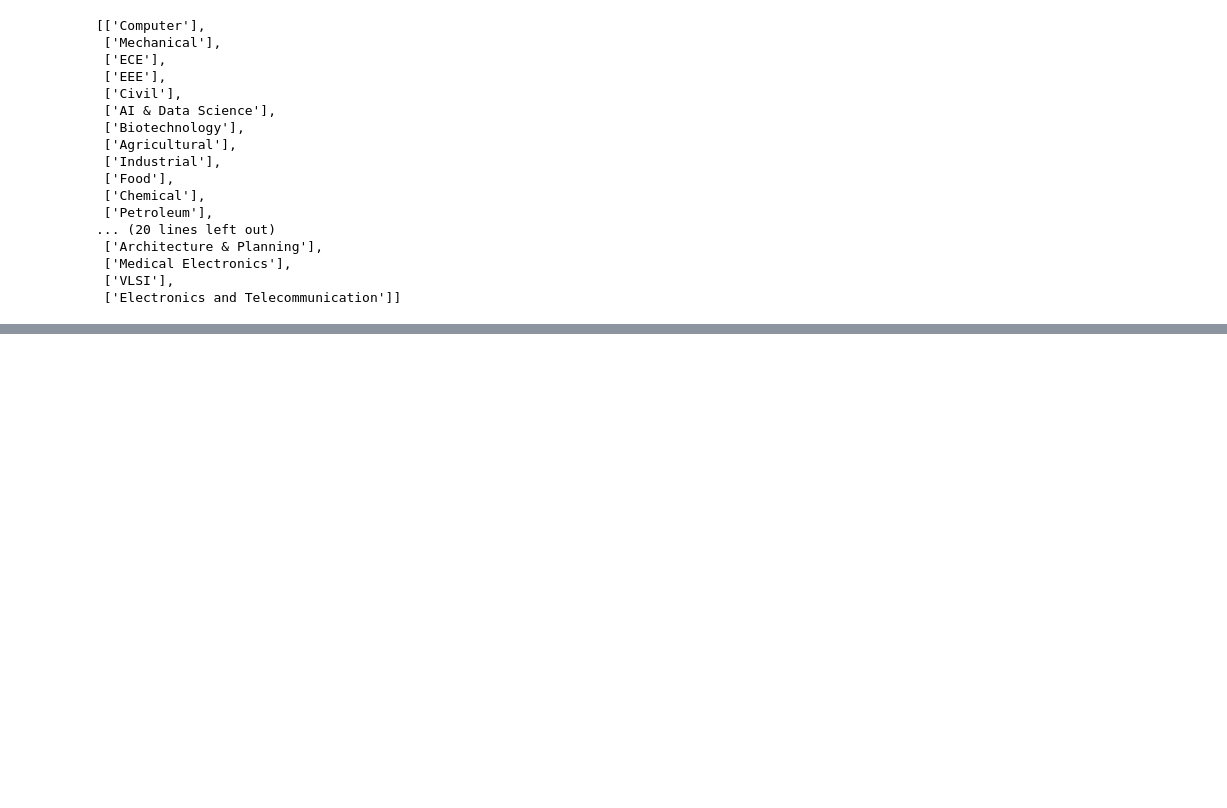
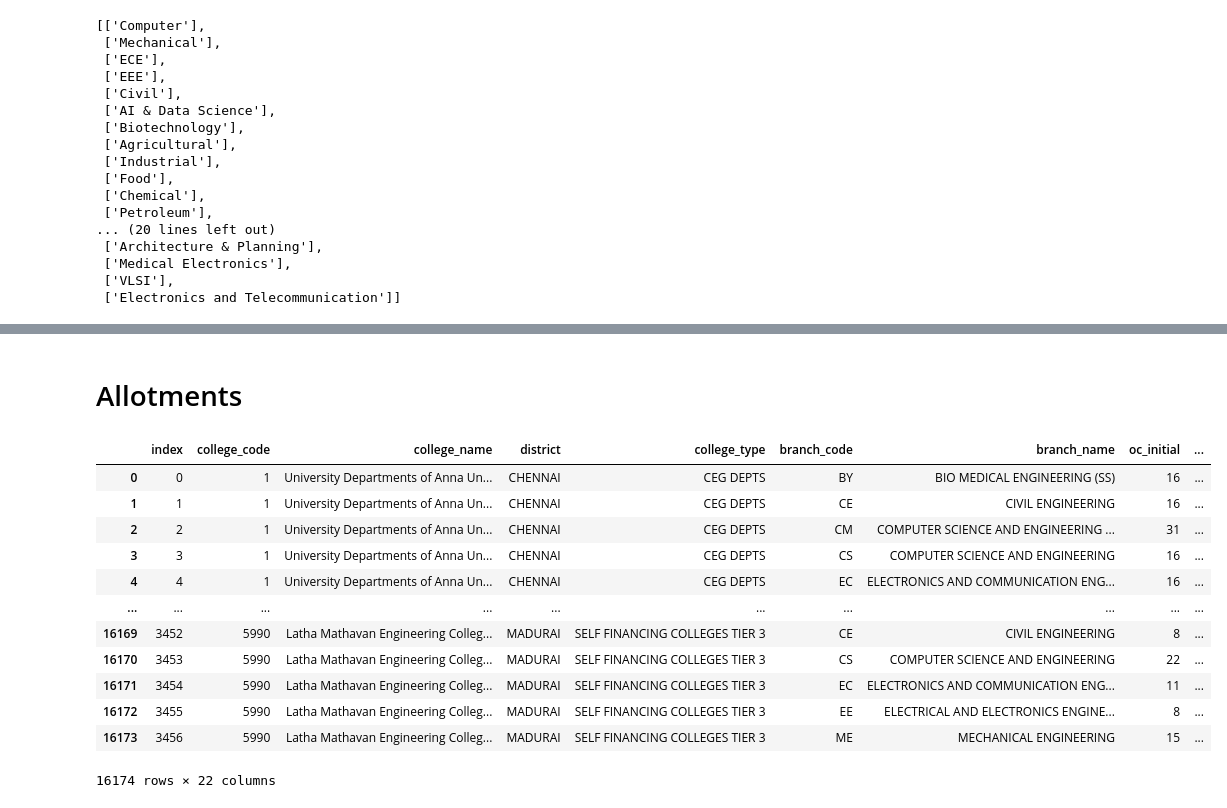
Before and after one commit to anirudhgv1805/tnea-analytics, a Jupyter notebook: data-processing/data-processing.ipynb, the cells around one changed output, grey strips where cells are left out. Cells and saved outputs as stored; diff of their text form; code cells hidden in the pictures; blank space fills up the shorter version.

```diff
--- a/data-processing/data-processing.ipynb
+++ b/data-processing/data-processing.ipynb
@@ -527,0 +638,35 @@ conn.exec_driver_sql("SELECT COUNT(*) FROM college").all()
+# %% [markdown]
+# Allotments
+# %%
+
+years = [2021,2022,2023,2024,2025]
+
+
+allot_df = pd.DataFrame()
+
+allot_df_list: list[pd.DataFrame] = []
+
+for year in years:
+    df = pd.read_json(f"data/data{year}/allotments{year}.json")
+    df = pd.json_normalize(list(df.get("data")))
+    df["year"] = year
+
+    allot_df_list.append(df)
+
+
+allot_df = pd.concat(allot_df_list)
+allot_df.reset_index()
+# %% [output]
+|  | index | college_code | college_name | district | college_type | branch_code | branch_name | oc_initial | ... |
+| 0 | 0 | 1 | University Departments of Anna Un... | CHENNAI | CEG DEPTS | BY | BIO MEDICAL ENGINEERING (SS) | 16 | ... |
+| 1 | 1 | 1 | University Departments of Anna Un... | CHENNAI | CEG DEPTS | CE | CIVIL ENGINEERING | 16 | ... |
+| 2 | 2 | 1 | University Departments of Anna Un... | CHENNAI | CEG DEPTS | CM | COMPUTER SCIENCE AND ENGINEERING ... | 31 | ... |
+| 3 | 3 | 1 | University Departments of Anna Un... | CHENNAI | CEG DEPTS | CS | COMPUTER SCIENCE AND ENGINEERING | 16 | ... |
+| 4 | 4 | 1 | University Departments of Anna Un... | CHENNAI | CEG DEPTS | EC | ELECTRONICS AND COMMUNICATION ENG... | 16 | ... |
+| ... | ... | ... | ... | ... | ... | ... | ... | ... | ... |
+| 16169 | 3452 | 5990 | Latha Mathavan Engineering Colleg... | MADURAI | SELF FINANCING COLLEGES TIER 3 | CE | CIVIL ENGINEERING | 8 | ... |
+| 16170 | 3453 | 5990 | Latha Mathavan Engineering Colleg... | MADURAI | SELF FINANCING COLLEGES TIER 3 | CS | COMPUTER SCIENCE AND ENGINEERING | 22 | ... |
+| 16171 | 3454 | 5990 | Latha Mathavan Engineering Colleg... | MADURAI | SELF FINANCING COLLEGES TIER 3 | EC | ELECTRONICS AND COMMUNICATION ENG... | 11 | ... |
+| 16172 | 3455 | 5990 | Latha Mathavan Engineering Colleg... | MADURAI | SELF FINANCING COLLEGES TIER 3 | EE | ELECTRICAL AND ELECTRONICS ENGINE... | 8 | ... |
+| 16173 | 3456 | 5990 | Latha Mathavan Engineering Colleg... | MADURAI | SELF FINANCING COLLEGES TIER 3 | ME | MECHANICAL ENGINEERING | 15 | ... |
+16174 rows × 22 columns
```
Also changed, not shown: parts of 37 cells of this notebook.
